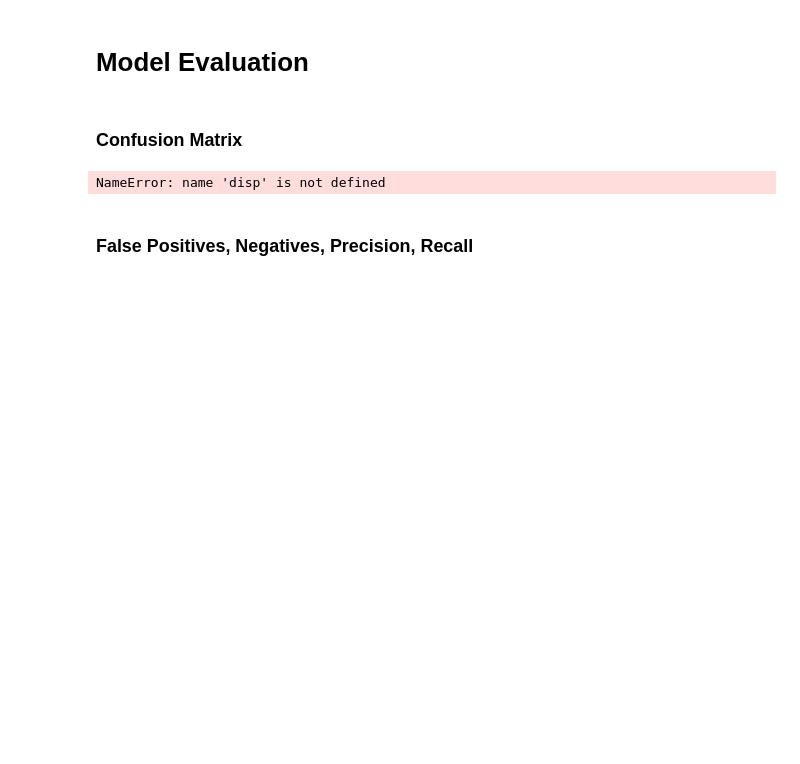
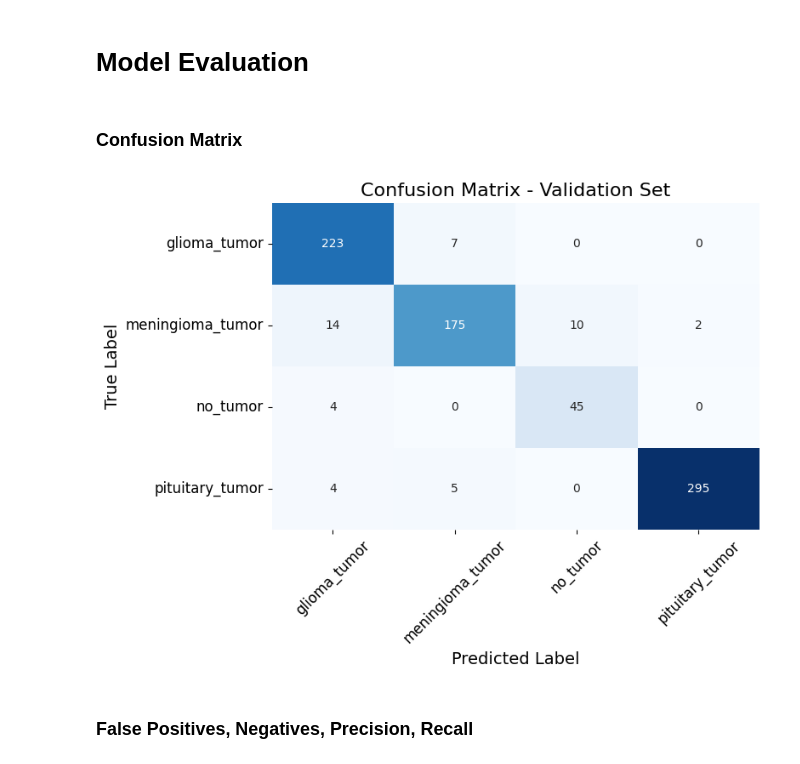
Before and after one commit to zkhechadoorian/mri-brain-tumor-classification, a Jupyter notebook: notebooks/03_train_model.ipynb, the cells around one changed output. Cells and saved outputs as stored; diff of their text form; code cells hidden in the pictures; blank space fills up the shorter version.

```diff
--- a/notebooks/03_train_model.ipynb
+++ b/notebooks/03_train_model.ipynb
@@ -451,34 +451,37 @@ plt.savefig('../assets/training_curves.png')
 ### Confusion Matrix
 # %%
 # create confusion matrix for validation set
-from sklearn.metrics import confusion_matrix, ConfusionMatrixDisplay
+import seaborn as sns
+from sklearn.metrics import confusion_matrix
 
 model.eval()
 all_labels = []
 all_preds = []
 
 with torch.no_grad():
     for inputs, labels in valloader:
         inputs = inputs.to(device)
         if isinstance(labels[0], str):
             labels = [classes.index(lbl) for lbl in labels]
         labels = torch.tensor(labels, dtype=torch.long, device=device)
         outputs = model(inputs)
         _, predicted = outputs.max(1)
         all_labels.extend(labels.cpu().numpy())
         all_preds.extend(predicted.cpu().numpy())
 
-
 cm = confusion_matrix(all_labels, all_preds)
-disp.plot(cmap=plt.cm.Blues)
-plt.title('Confusion Matrix - Validation Set')
-plt.xticks(rotation=45)
+plt.figure(figsize=(8, 6))
+sns.heatmap(cm, annot=True, fmt='d', cmap='Blues', xticklabels=classes, yticklabels=classes, cbar=False)
+plt.title('Confusion Matrix - Validation Set', fontsize=16)
+plt.xlabel('Predicted Label', fontsize=14)
+plt.ylabel('True Label', fontsize=14)
+plt.xticks(fontsize=12, rotation=45)
+plt.yticks(fontsize=12)
+plt.tight_layout()
+plt.savefig('../assets/confusion_matrix.png')
 plt.show()
-
-# save to assets
-plt.savefig('../assets/confusion_matrix.png')
 # %% [output]
-NameError: name 'disp' is not defined
+[figure, added]
 # %% [markdown]
 ### False Positives, Negatives, Precision, Recall
 # %%
```
Also changed, not shown: parts of 8 cells of this notebook.
